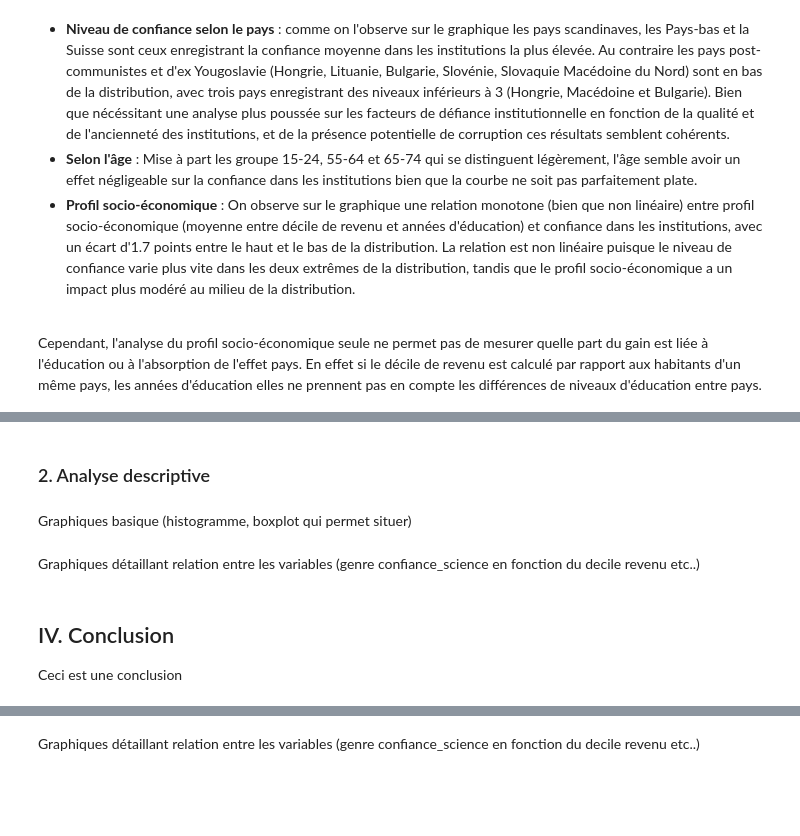
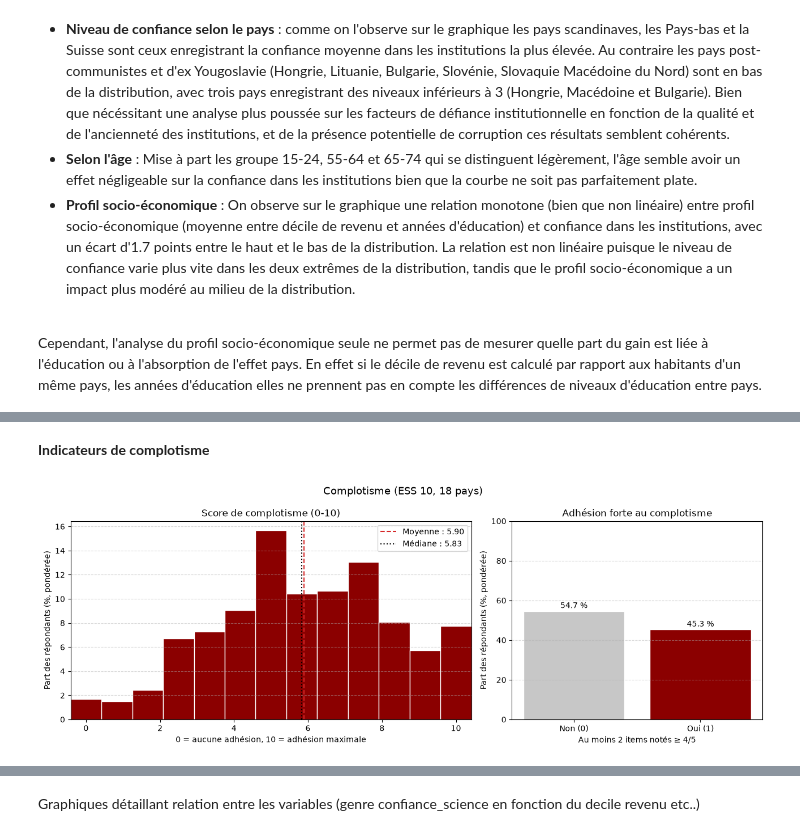
Before and after one commit to leila333/pythonds_2026, a Jupyter notebook: rapport_final.ipynb, the cells around one changed output, grey strips where cells are left out. Saved outputs shown, nothing was run; the diff lists cells and outputs as text; code cells hidden in the pictures; blank space fills up the shorter version.

```diff
--- a/rapport_final.ipynb
+++ b/rapport_final.ipynb
@@ -909,14 +728,0 @@ df_clean["adhesion_complot_forte"] = ((df_clean[complot_cols] >= 4).sum(axis=1)
-# %%
-    # C) confiance institutionnelle moyenne (continue, 0 à 10)
-df_clean["confiance_institutions"] = df_clean[inst_cols].mean(axis=1)
-
-    # D) score socio-économique composite normalisé (continu de 0 à 1)
-rev_norm = (df_clean["decile_revenu"] - 1) / 9.0
-edu_norm = df_clean["annees_etudes"] / 25.0
-df_clean["score_socioeco"] = (rev_norm + edu_norm) / 2.0
-
-    # E) radicalité politique (distance au centre 5 sur l'axe gauche-droite)
-df_clean["radicalite_politique"] = (df_clean["axe_gauche_droite"] - 5).abs()
-
-    # F) zone rurale (binaire : 1 si campagne/village, 0 si ville)
-df_clean["zone_rurale"] = df_clean["milieu_residence"].isin([4, 5]).astype(int)
@@ -1025,10 +729,50 @@ A partir des variables retenues, on est ensuite en mesure de visualiser ces dern
-# %% [markdown]
-### 2. Analyse descriptive
-# %% [markdown]
-Graphiques basique (histogramme, boxplot qui permet situer)
-# %% [markdown]
-Graphiques détaillant relation entre les variables (genre confiance_science en fonction du decile revenu etc..)
-# %% [markdown]
-## IV. Conclusion
-
-Ceci est une conclusion
+# %% [markdown]
+**Indicateurs de complotisme**
+# %%
+############# Histogrammes : complotisme #############
+dc = df_clean
+
+fig, axes = plt.subplots(1, 2, figsize=(13, 4.8), gridspec_kw={"width_ratios": [1.6, 1]})
+
+# 1) Score de complotisme (continu)
+ax = axes[0]
+d = dc.dropna(subset=["score_complot", POIDS])
+x, w = d["score_complot"].to_numpy(float), d[POIDS].to_numpy(float)
+pas = 2.5 / len(complot_cols)                      # écart entre deux valeurs possibles du score
+bins = np.arange(-pas / 2, 10 + pas, pas)          # une barre centrée sur chaque valeur possible
+ax.hist(x, bins=bins, weights=100 * w / w.sum(), color="darkred", edgecolor="white")
+def quant_pond(x, w, q):
+    i = np.argsort(x)
+    x, w = x[i], w[i]
+    c = (np.cumsum(w) - 0.5 * w) / w.sum()
+    return np.interp(q, c, x)
+m, med = np.average(x, weights=w), quant_pond(x, w, 0.5)
+ax.axvline(m, color="#d62728", linestyle="--", label=f"Moyenne : {m:.2f}")
+ax.axvline(med, color="black", linestyle=":", label=f"Médiane : {med:.2f}")
+ax.set_xlim(-pas / 2, 10 + pas / 2)
+ax.set_title("Score de complotisme (0-10)")
+ax.set_xlabel("0 = aucune adhésion, 10 = adhésion maximale")
+ax.set_ylabel("Part des répondants (%, pondérée)")
+ax.grid(axis="y", linestyle="--", alpha=0.5)
+ax.legend()
+
+# 2) Adhésion forte (binaire)
+ax = axes[1]
+d = dc.dropna(subset=["adhesion_complot_forte", POIDS])
+w = d[POIDS]
+parts = (w.groupby(d["adhesion_complot_forte"]).sum() / w.sum() * 100).reindex([0, 1], fill_value=0)
+barres = ax.bar(["Non (0)", "Oui (1)"], parts.values, color=["#c7c7c7", "darkred"], edgecolor="white")
+for b, v in zip(barres, parts.values):
+    ax.text(b.get_x() + b.get_width() / 2, v + 1.5, f"{v:.1f} %", ha="center")
+ax.set_ylim(0, 100)
+ax.set_title("Adhésion forte au complotisme")
+ax.set_xlabel("Au moins 2 items notés ≥ 4/5")
+ax.set_ylabel("Part des répondants (%, pondérée)")
+ax.grid(axis="y", linestyle="--", alpha=0.5)
+
+fig.suptitle(f"Complotisme (ESS 10, {dc['pays'].nunique()} pays)", fontsize=13)
+plt.tight_layout()
+#fig.savefig(f"{DOSSIER_FIG}/histogrammes_complot.png", dpi=150)
+plt.show()
+# %% [output]
+[figure, added]
```
Also changed, not shown: parts of 40 cells of this notebook.
